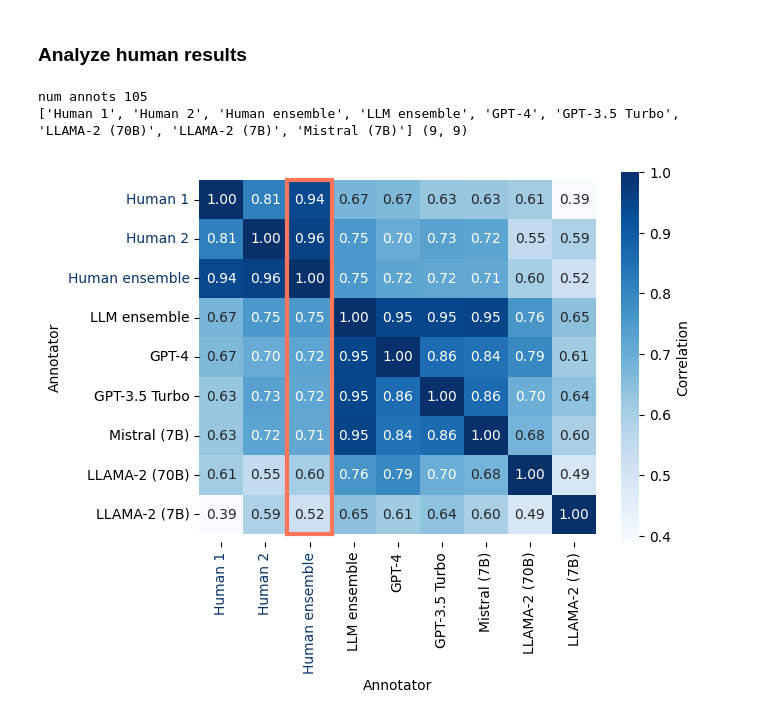
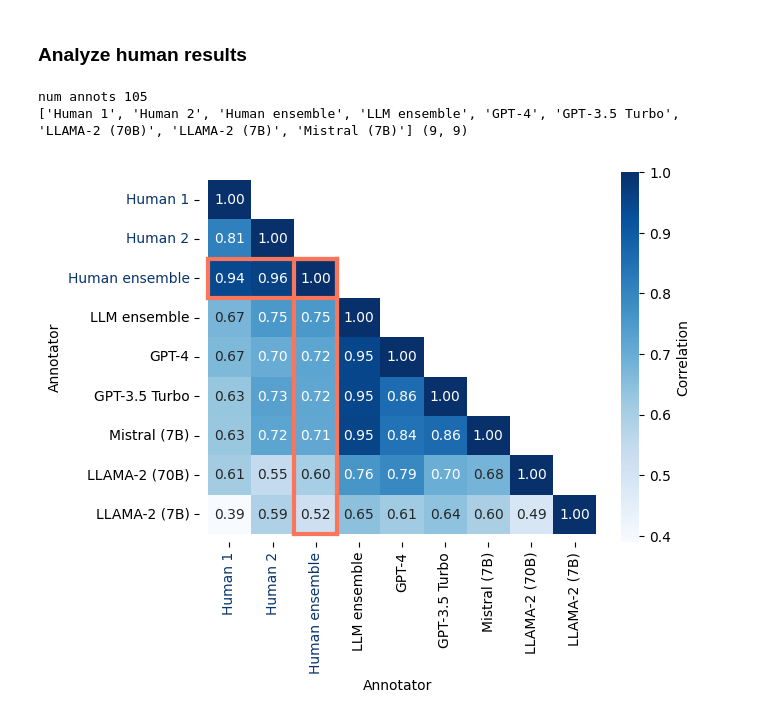
Before and after one commit to csinva/pedidose-efic-analysis, a Jupyter notebook: notebooks/01_sentiment_site_level.ipynb, the cells around one changed output. Cells and saved outputs as stored; diff of their text form; code cells hidden in the pictures.

Commit message:
update sentiment annotator heatmap

```diff
--- a/notebooks/01_sentiment_site_level.ipynb
+++ b/notebooks/01_sentiment_site_level.ipynb
@@ -374,11 +380,15 @@ ind.values[:3] = ['Human 1', 'Human 2', 'Human ensemble']
 corr_df = corr_df.reindex(ind)[ind]
 
 # corr_df = corr_df.iloc[1:, 1:]
-# mask = np.triu(np.ones_like(corr_df, dtype=bool))
+mask = np.triu(np.ones_like(corr_df, dtype=bool))
+mask[np.diag_indices_from(mask)] = False
 
 ax = sns.heatmap(
     corr_df,
-    annot=True, fmt='.2f', cmap=sns.color_palette("Blues", as_cmap=True), cbar_kws={'label': 'Correlation'})  # , mask=mask)
+    annot=True, fmt='.2f',
+    cmap=sns.color_palette("Blues", as_cmap=True), cbar_kws={'label': 'Correlation'},
+    mask=mask,
+)
 
 # outline the first row of the elements in the heatmap
 color = '#fa755a'
@@ -386,39 +396,66 @@ lw = 3
 roffset = 2.5
 coffset = 0.5
 shape = corr_df.shape
 r = 0
-for c in range(shape[1]):
-
+# color = 'gray'
+alpha = 1
+for c in range(2, shape[1]):
     rx = r + roffset
     cx = c + coffset
-    if c == 0:
+    if c == 2:
         plt.plot([rx - 0.5, rx + 0.5],
-                 [cx - 0.5, cx - 0.5], color=color, lw=lw)
+                 [cx - 0.5, cx - 0.5], color=color, lw=lw, alpha=alpha)
     if c == shape[1] - 1:
         plt.plot([rx - 0.5, rx + 0.5],
-                 [cx + 0.5, cx + 0.5], color=color, lw=lw)
+                 [cx + 0.5, cx + 0.5], color=color, lw=lw, alpha=alpha)
     plt.plot([rx - 0.5, rx - 0.5],
-             [cx - 0.5, cx + 0.5], color=color, lw=lw)
+             [cx - 0.5, cx + 0.5], color=color, lw=lw, alpha=alpha)
     plt.plot([rx + 0.5, rx + 0.5],
-             [cx - 0.5, cx + 0.5], color=color, lw=lw)
+             [cx - 0.5, cx + 0.5], color=color, lw=lw, alpha=alpha)
+
+roffset = 0.5
+coffset = 0.5
+c = 2
+for r in range(0, 3):
+    kwargs = {
+        'color': color,
+        'lw': lw,
+        # 'linestyle': '-',
+        # 'marker': 'None',
+        # 'alpha': 0.5,
+    }
+    rx = r + roffset
+    cx = c + coffset
+    # if c == 2:
+    plt.plot([rx - 0.5, rx + 0.5],
+             [cx - 0.5, cx - 0.5], **kwargs)
+    # if c == shape[1] - 1:
+    plt.plot([rx - 0.5, rx + 0.5],
+             [cx + 0.5, cx + 0.5], **kwargs)
+    if r == 0:
+        plt.plot([rx - 0.5, rx - 0.5],
+                 [cx - 0.5, cx + 0.5], **kwargs)
+    if r == 2:
+        plt.plot([rx + 0.5, rx + 0.5],
+                 [cx - 0.5, cx + 0.5], **kwargs)
 
 # set the color of first three xticklabels and yticklabels to blue
 for i, t in enumerate(ax.get_xticklabels()):
     if i < 3:
         t.set_color('#08346c')
 for i, t in enumerate(ax.get_yticklabels()):
     if i < 3:
         t.set_color('#08346c')
 
 
-# plt.xlim(-.2, shape[0])
+plt.xlim(-.2, shape[0])
 plt.ylim(shape[1] + 0.2, -.2)
 plt.ylabel('Annotator')
 plt.xlabel('Annotator')
 plt.savefig('../figs/sentiment_correlation.pdf', bbox_inches='tight')
 plt.savefig('../figs/sentiment_correlation.png', bbox_inches='tight', dpi=300)
 plt.show()
 # %% [output]
 num annots 105
 ['Human 1', 'Human 2', 'Human ensemble', 'LLM ensemble', 'GPT-4', 'GPT-3.5 Turbo', 'LLAMA-2 (70B)', 'LLAMA-2 (7B)', 'Mistral (7B)'] (9, 9)
-[figure, old version]
+[figure, new version]
```
Also changed, not shown: parts of 2 cells of this notebook, 4 other files.
